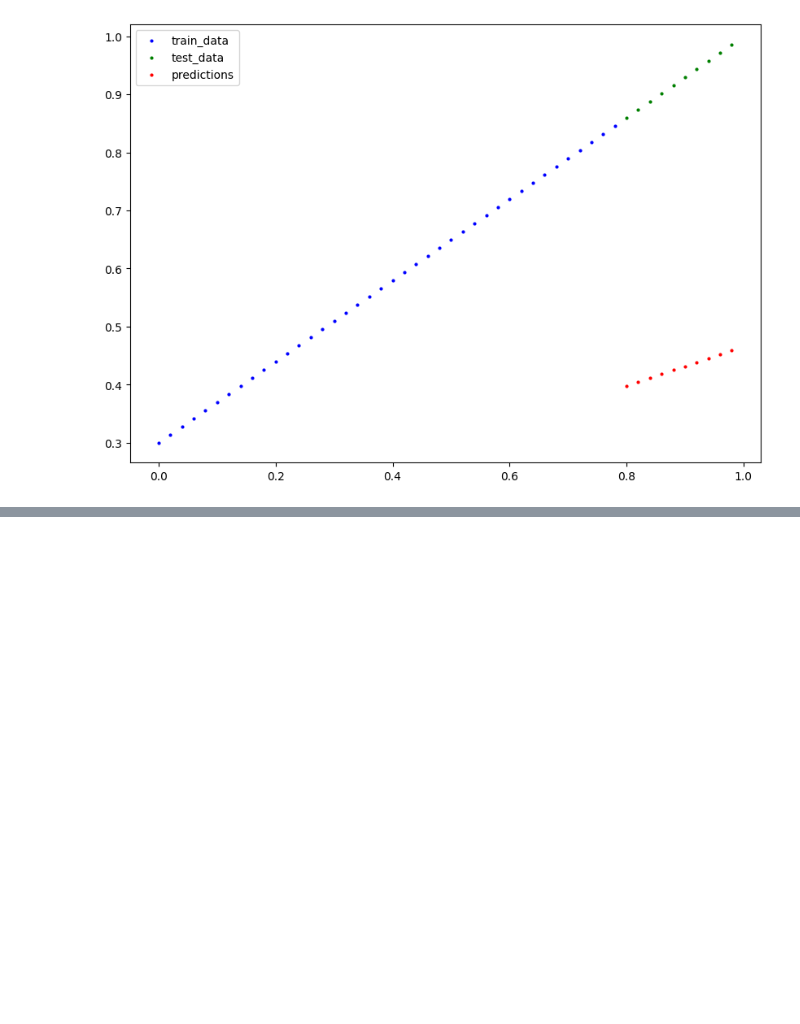
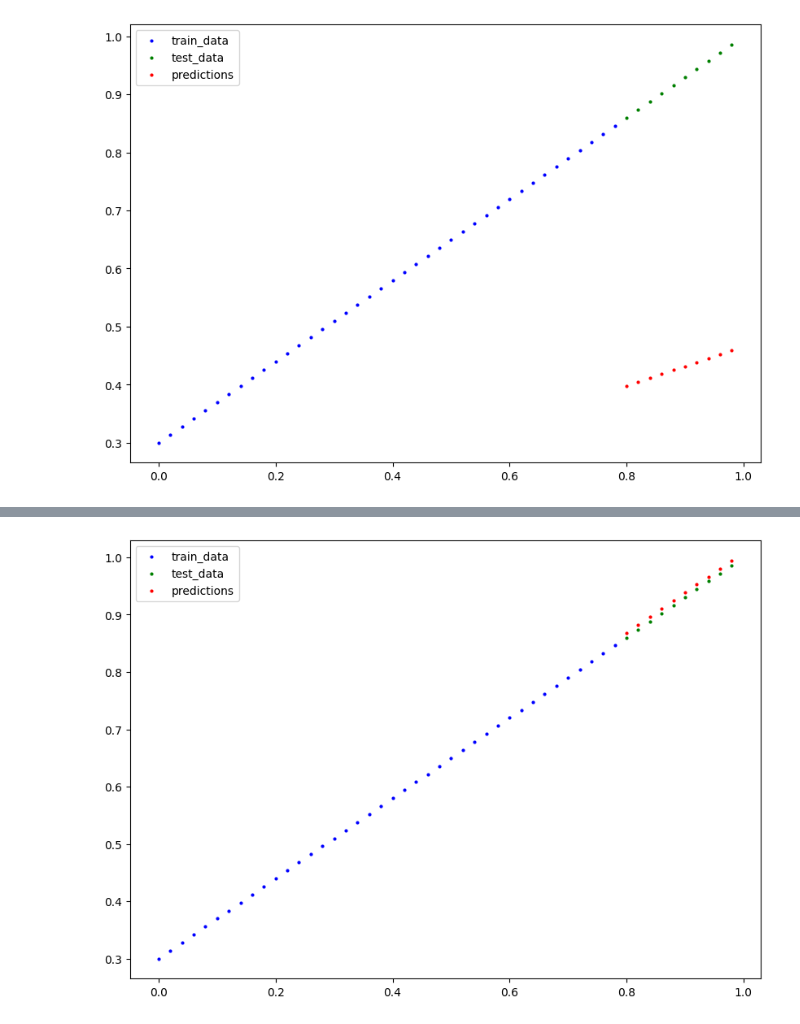
Before and after one commit to gsurend4/BackPropogration, a Jupyter notebook: 01_Pytorch_workflow.ipynb, the cells around one changed output, grey strips where cells are left out. Cells and saved outputs as stored; diff of their text form; code cells hidden in the pictures; blank space fills up the shorter version.

```diff
--- a/01_Pytorch_workflow.ipynb
+++ b/01_Pytorch_workflow.ipynb
@@ -149,0 +327,17 @@ data_plot(predictions=y_preds)
+# %%
+from pathlib import Path
+
+# 1. Create model path directory
+
+MODEL_PATH = Path('models')
+MODEL_PATH.mkdir(parents=True, exist_ok=True)
+
+# 2. Create Model save path
+
+MODEL_NAME = 'loaded_model_0.pth' # it should be saved with .pth or .pt
+MODEL_SAVE_PATH  = MODEL_PATH / MODEL_NAME
+
+# 3. Save the state_dict of the model
+
+torch.save(obj=model_0.state_dict(), # saving only the state_dict(parameters)
+           f=MODEL_SAVE_PATH)
@@ -149,0 +352,8 @@ data_plot(predictions=y_preds)
+# %%
+# 1. Instantiate a new model from the LinearRegressionModel class where you will save the parameters
+loaded_model_0 = LinearRegressionModel()
+
+# 2. load the saved parameters
+loaded_model_0.load_state_dict(
+    torch.load(f=MODEL_SAVE_PATH) # torch.load will deserialize the data
+)
@@ -149,0 +368,9 @@ data_plot(predictions=y_preds)
+# %%
+# eval mode must (to turn off the layers such as dropout, BinaryClassification)
+
+loaded_model_0.eval() # MUST
+
+with torch.inference_mode():
+    loaded_y_preds = loaded_model_0(X_test)
+
+loaded_y_preds
@@ -149,0 +388,4 @@ data_plot(predictions=y_preds)
+# %%
+data_plot(predictions=loaded_y_preds)
+# %% [output]
+[figure, added]
```
Also changed, not shown: parts of 24 cells of this notebook.
